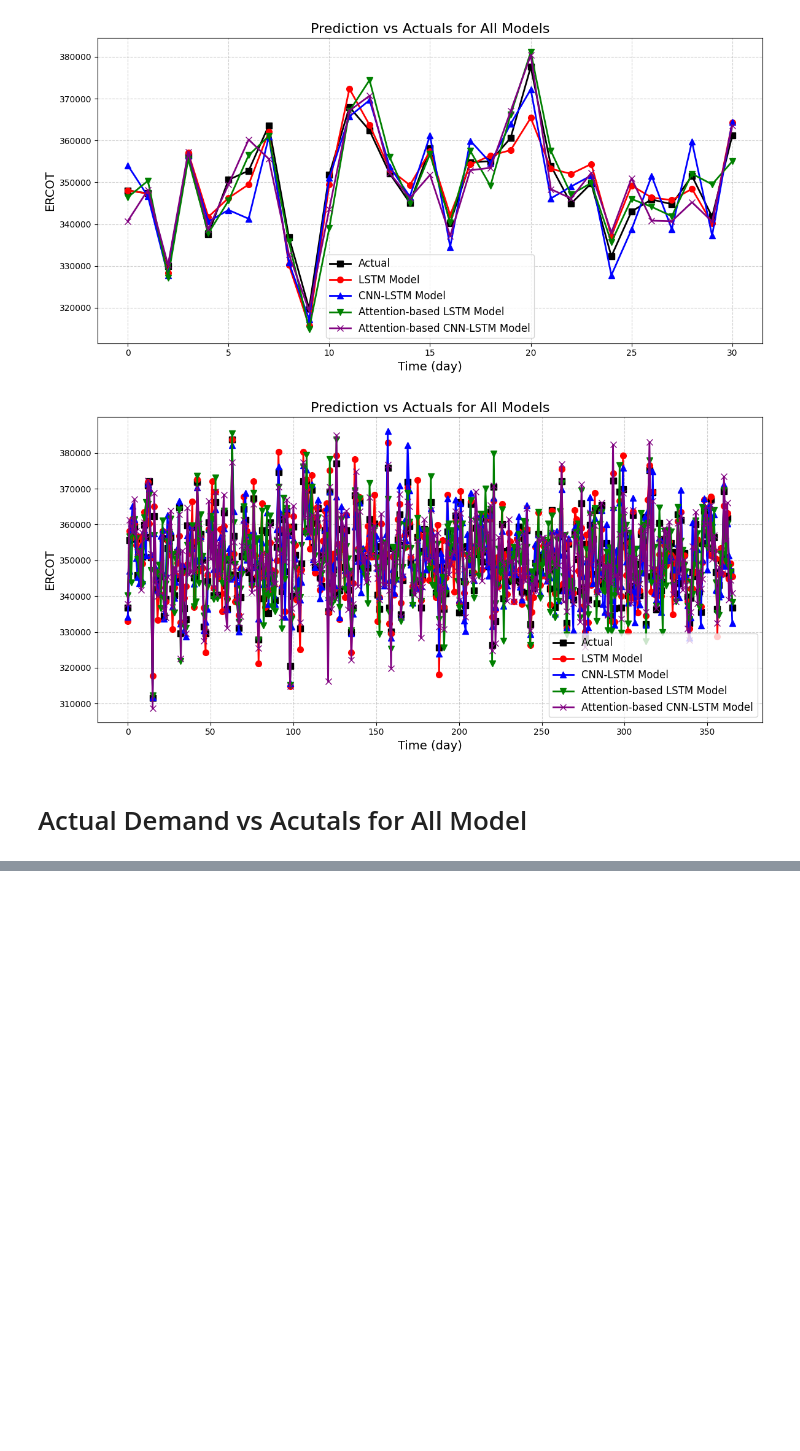
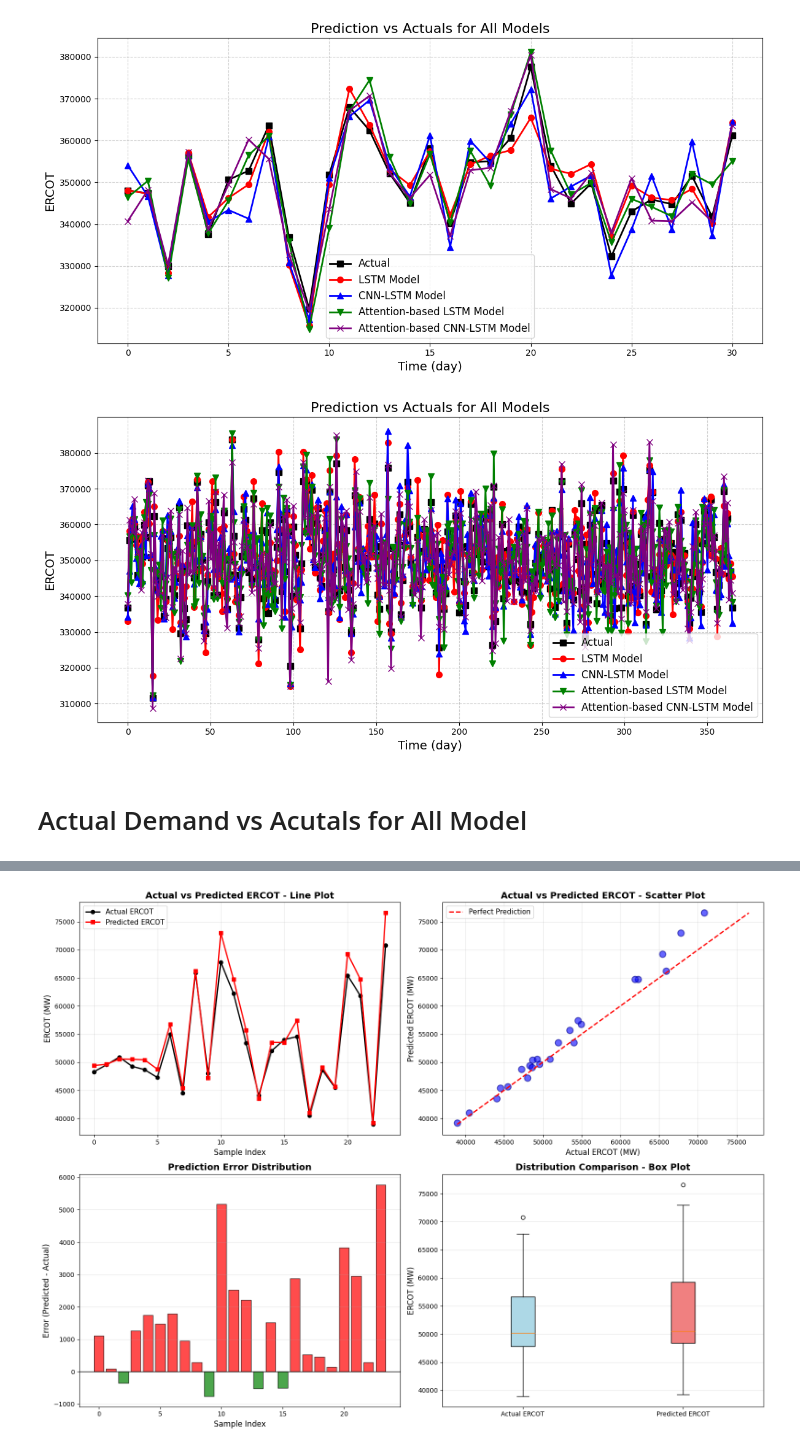
Before and after one commit to uzzal2200/-Electricity-Load-Forecasting-, a Jupyter notebook: Notebook/updated_EROCT.ipynb, the cells around one changed output, grey strips where cells are left out. Cells and saved outputs as stored; diff of their text form; code cells hidden in the pictures; blank space fills up the shorter version.

```diff
--- a/Notebook/updated_EROCT.ipynb
+++ b/Notebook/updated_EROCT.ipynb
@@ -872,0 +1017,80 @@ Saved: test_performance_table.csv
+# %%
+
+# ----------------------------
+# 12) Plot Actual ERCOT vs Predicted ERCOT
+# ----------------------------
+import matplotlib.pyplot as plt
+
+# Create figure with multiple subplots
+fig, axes = plt.subplots(2, 2, figsize=(16, 12))
+
+# 1. Line plot: Actual vs Predicted ERCOT
+ax1 = axes[0, 0]
+sample_range = range(len(results_df))
+ax1.plot(sample_range, results_df['Actual ERCOT'].values, label='Actual ERCOT', marker='o',
+         color='black', linewidth=2, markersize=6)
+ax1.plot(sample_range, results_df['Predicted ERCOT'].values, label='Predicted ERCOT', marker='s',
+         color='red', linewidth=2, markersize=6)
+ax1.set_xlabel('Sample Index', fontsize=12)
+ax1.set_ylabel('ERCOT (MW)', fontsize=12)
+ax1.set_title('Actual vs Predicted ERCOT - Line Plot', fontsize=14, fontweight='bold')
+ax1.legend(fontsize=11)
+ax1.grid(True, alpha=0.3)
+
+# 2. Scatter plot: Actual vs Predicted
+ax2 = axes[0, 1]
+ax2.scatter(results_df['Actual ERCOT'].values, results_df['Predicted ERCOT'].values,
+            color='blue', s=100, alpha=0.6, edgecolors='darkblue', linewidth=1.5)
+# Add perfect prediction line
+min_val = min(results_df['Actual ERCOT'].min(), results_df['Predicted ERCOT'].min())
+max_val = max(results_df['Actual ERCOT'].max(), results_df['Predicted ERCOT'].max())
+ax2.plot([min_val, max_val], [min_val, max_val], 'r--', linewidth=2, label='Perfect Prediction')
+ax2.set_xlabel('Actual ERCOT (MW)', fontsize=12)
+ax2.set_ylabel('Predicted ERCOT (MW)', fontsize=12)
+ax2.set_title('Actual vs Predicted ERCOT - Scatter Plot', fontsize=14, fontweight='bold')
+ax2.legend(fontsize=11)
+ax2.grid(True, alpha=0.3)
+
+# 3. Error plot: Residuals
+ax3 = axes[1, 0]
+errors = results_df['Predicted ERCOT'].values - results_df['Actual ERCOT'].values
+colors = ['red' if e > 0 else 'green' for e in errors]
+ax3.bar(sample_range, errors, color=colors, alpha=0.7, edgecolor='black')
+ax3.axhline(y=0, color='black', linestyle='-', linewidth=1)
+ax3.set_xlabel('Sample Index', fontsize=12)
+ax3.set_ylabel('Error (Predicted - Actual)', fontsize=12)
+ax3.set_title('Prediction Error Distribution', fontsize=14, fontweight='bold')
+ax3.grid(True, alpha=0.3, axis='y')
+
+# 4. Box plot: Distribution comparison
+ax4 = axes[1, 1]
+data_to_plot = [results_df['Actual ERCOT'].values, results_df['Predicted ERCOT'].values]
+bp = ax4.boxplot(data_to_plot, labels=['Actual ERCOT', 'Predicted ERCOT'], patch_artist=True)
+bp['boxes'][0].set_facecolor('lightblue')
+bp['boxes'][1].set_facecolor('lightcoral')
+ax4.set_ylabel('ERCOT (MW)', fontsize=12)
+ax4.set_title('Distribution Comparison - Box Plot', fontsize=14, fontweight='bold')
+ax4.grid(True, alpha=0.3, axis='y')
+
+plt.tight_layout()
+plt.savefig('actual_vs_predicted_ercot.png', dpi=300, bbox_inches='tight')
+plt.show()
+
+print("\nSaved: actual_vs_predicted_ercot.png")
+
+# Print detailed comparison table
+print("\n" + "="*100)
+print("DETAILED COMPARISON: ACTUAL vs PREDICTED ERCOT")
+print("="*100)
+comparison_df = results_df[['Actual ERCOT', 'Predicted ERCOT']].copy()
+comparison_df['Error (MW)'] = comparison_df['Predicted ERCOT'] - comparison_df['Actual ERCOT']
+comparison_df['Error (%)'] = (comparison_df['Error (MW)'] / comparison_df['Actual ERCOT'] * 100).round(2)
+comparison_df['Absolute Error (MW)'] = abs(comparison_df['Error (MW)'])
+print(comparison_df.to_string(index=True))
+print("="*100)
+
+# Save comparison table
+comparison_df.to_csv('actual_vs_predicted_comparison.csv')
+print("\nSaved: actual_vs_predicted_comparison.csv")
+# %% [output]
+[figure, added]
```
Also changed, not shown: parts of 6 cells of this notebook, 13 other files.
